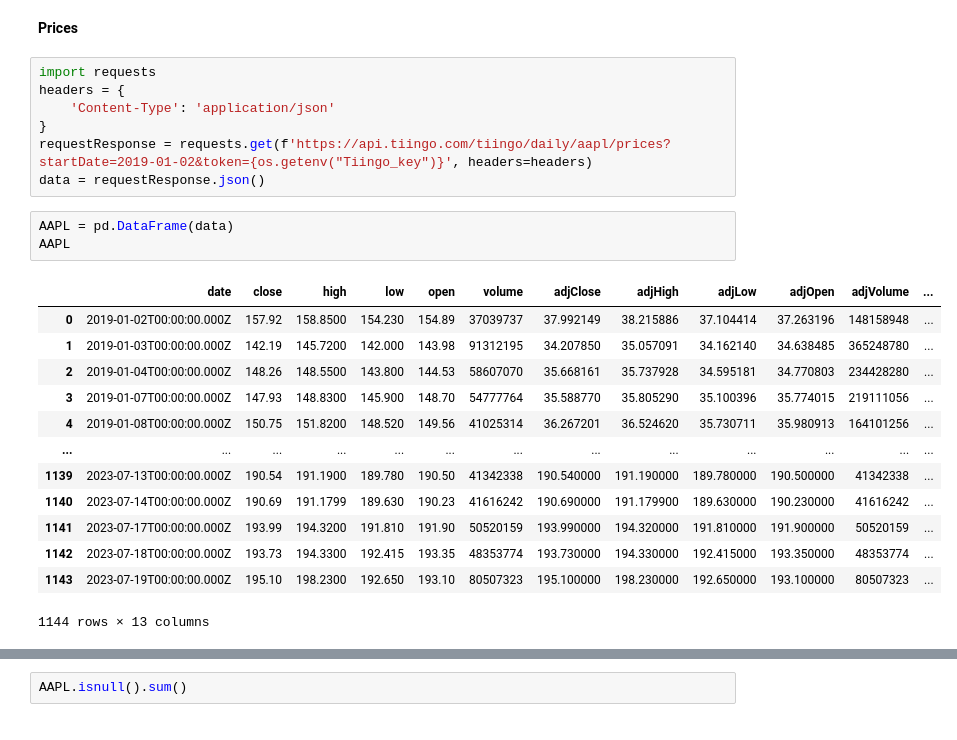
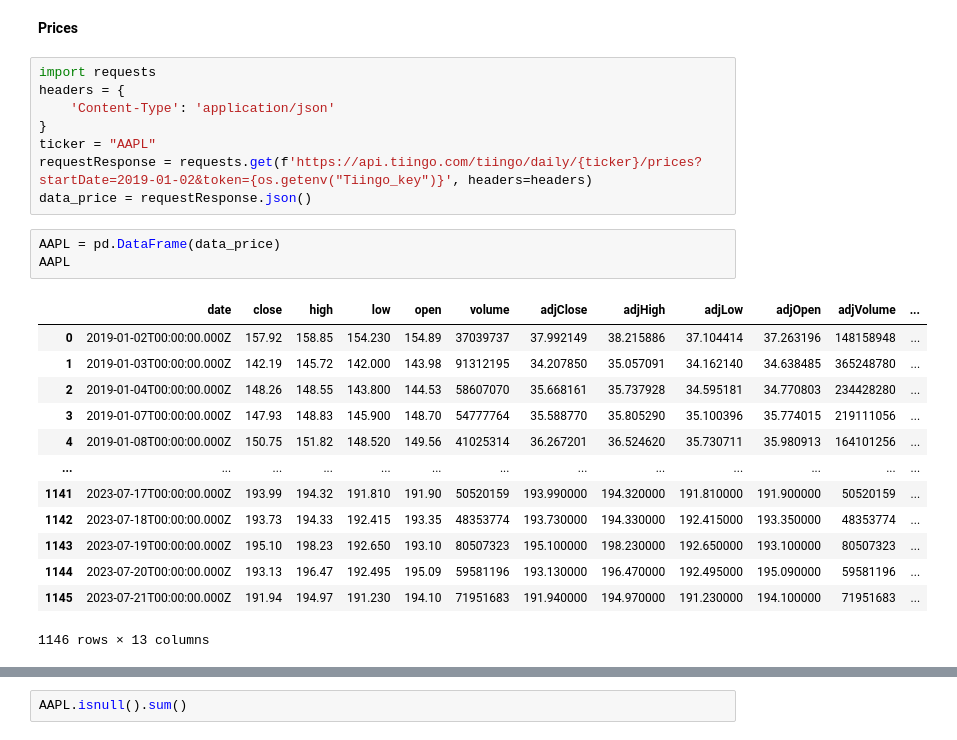
Before and after one commit to Batuhan-Yildirim/Finance_Project, a Jupyter notebook: Finance_Data_Sets/Tiingo.ipynb, the cells around one changed output, grey strips where cells are left out. Drawn from its saved outputs; the diff is of its cells as text.

Commit message:
New Data Set

```diff
--- a/Finance_Data_Sets/Tiingo.ipynb
+++ b/Finance_Data_Sets/Tiingo.ipynb
@@ -70,25 +79,26 @@ import requests
 headers = {
     'Content-Type': 'application/json'
 }
-requestResponse = requests.get(f'https://api.tiingo.com/tiingo/daily/aapl/prices?startDate=2019-01-02&token={os.getenv("Tiingo_key")}', headers=headers)
-data = requestResponse.json()
+ticker = "AAPL"
+requestResponse = requests.get(f'https://api.tiingo.com/tiingo/daily/{ticker}/prices?startDate=2019-01-02&token={os.getenv("Tiingo_key")}', headers=headers)
+data_price = requestResponse.json()
 # %%
-AAPL = pd.DataFrame(data)
+AAPL = pd.DataFrame(data_price)
 AAPL
 # %% [output]
 |  | date | close | high | low | open | volume | adjClose | adjHigh | adjLow | adjOpen | adjVolume | ... |
-| 0 | 2019-01-02T00:00:00.000Z | 157.92 | 158.8500 | 154.230 | 154.89 | 37039737 | 37.992149 | 38.215886 | 37.104414 | 37.263196 | 148158948 | ... |
-| 1 | 2019-01-03T00:00:00.000Z | 142.19 | 145.7200 | 142.000 | 143.98 | 91312195 | 34.207850 | 35.057091 | 34.162140 | 34.638485 | 365248780 | ... |
-| 2 | 2019-01-04T00:00:00.000Z | 148.26 | 148.5500 | 143.800 | 144.53 | 58607070 | 35.668161 | 35.737928 | 34.595181 | 34.770803 | 234428280 | ... |
-| 3 | 2019-01-07T00:00:00.000Z | 147.93 | 148.8300 | 145.900 | 148.70 | 54777764 | 35.588770 | 35.805290 | 35.100396 | 35.774015 | 219111056 | ... |
-| 4 | 2019-01-08T00:00:00.000Z | 150.75 | 151.8200 | 148.520 | 149.56 | 41025314 | 36.267201 | 36.524620 | 35.730711 | 35.980913 | 164101256 | ... |
+| 0 | 2019-01-02T00:00:00.000Z | 157.92 | 158.85 | 154.230 | 154.89 | 37039737 | 37.992149 | 38.215886 | 37.104414 | 37.263196 | 148158948 | ... |
+| 1 | 2019-01-03T00:00:00.000Z | 142.19 | 145.72 | 142.000 | 143.98 | 91312195 | 34.207850 | 35.057091 | 34.162140 | 34.638485 | 365248780 | ... |
+| 2 | 2019-01-04T00:00:00.000Z | 148.26 | 148.55 | 143.800 | 144.53 | 58607070 | 35.668161 | 35.737928 | 34.595181 | 34.770803 | 234428280 | ... |
+| 3 | 2019-01-07T00:00:00.000Z | 147.93 | 148.83 | 145.900 | 148.70 | 54777764 | 35.588770 | 35.805290 | 35.100396 | 35.774015 | 219111056 | ... |
+| 4 | 2019-01-08T00:00:00.000Z | 150.75 | 151.82 | 148.520 | 149.56 | 41025314 | 36.267201 | 36.524620 | 35.730711 | 35.980913 | 164101256 | ... |
 | ... | ... | ... | ... | ... | ... | ... | ... | ... | ... | ... | ... | ... |
-| 1139 | 2023-07-13T00:00:00.000Z | 190.54 | 191.1900 | 189.780 | 190.50 | 41342338 | 190.540000 | 191.190000 | 189.780000 | 190.500000 | 41342338 | ... |
-| 1140 | 2023-07-14T00:00:00.000Z | 190.69 | 191.1799 | 189.630 | 190.23 | 41616242 | 190.690000 | 191.179900 | 189.630000 | 190.230000 | 41616242 | ... |
-| 1141 | 2023-07-17T00:00:00.000Z | 193.99 | 194.3200 | 191.810 | 191.90 | 50520159 | 193.990000 | 194.320000 | 191.810000 | 191.900000 | 50520159 | ... |
-| 1142 | 2023-07-18T00:00:00.000Z | 193.73 | 194.3300 | 192.415 | 193.35 | 48353774 | 193.730000 | 194.330000 | 192.415000 | 193.350000 | 48353774 | ... |
-| 1143 | 2023-07-19T00:00:00.000Z | 195.10 | 198.2300 | 192.650 | 193.10 | 80507323 | 195.100000 | 198.230000 | 192.650000 | 193.100000 | 80507323 | ... |
+| 1141 | 2023-07-17T00:00:00.000Z | 193.99 | 194.32 | 191.810 | 191.90 | 50520159 | 193.990000 | 194.320000 | 191.810000 | 191.900000 | 50520159 | ... |
+| 1142 | 2023-07-18T00:00:00.000Z | 193.73 | 194.33 | 192.415 | 193.35 | 48353774 | 193.730000 | 194.330000 | 192.415000 | 193.350000 | 48353774 | ... |
+| 1143 | 2023-07-19T00:00:00.000Z | 195.10 | 198.23 | 192.650 | 193.10 | 80507323 | 195.100000 | 198.230000 | 192.650000 | 193.100000 | 80507323 | ... |
+| 1144 | 2023-07-20T00:00:00.000Z | 193.13 | 196.47 | 192.495 | 195.09 | 59581196 | 193.130000 | 196.470000 | 192.495000 | 195.090000 | 59581196 | ... |
+| 1145 | 2023-07-21T00:00:00.000Z | 191.94 | 194.97 | 191.230 | 194.10 | 71951683 | 191.940000 | 194.970000 | 191.230000 | 194.100000 | 71951683 | ... |
-1144 rows × 13 columns
+1146 rows × 13 columns
 # %%
 AAPL["date"] = pd.DatetimeIndex(AAPL["date"]).strftime("%Y-%m-%d")
 AAPL
```
Also changed, not shown: parts of 57 cells of this notebook, 3 other files.
